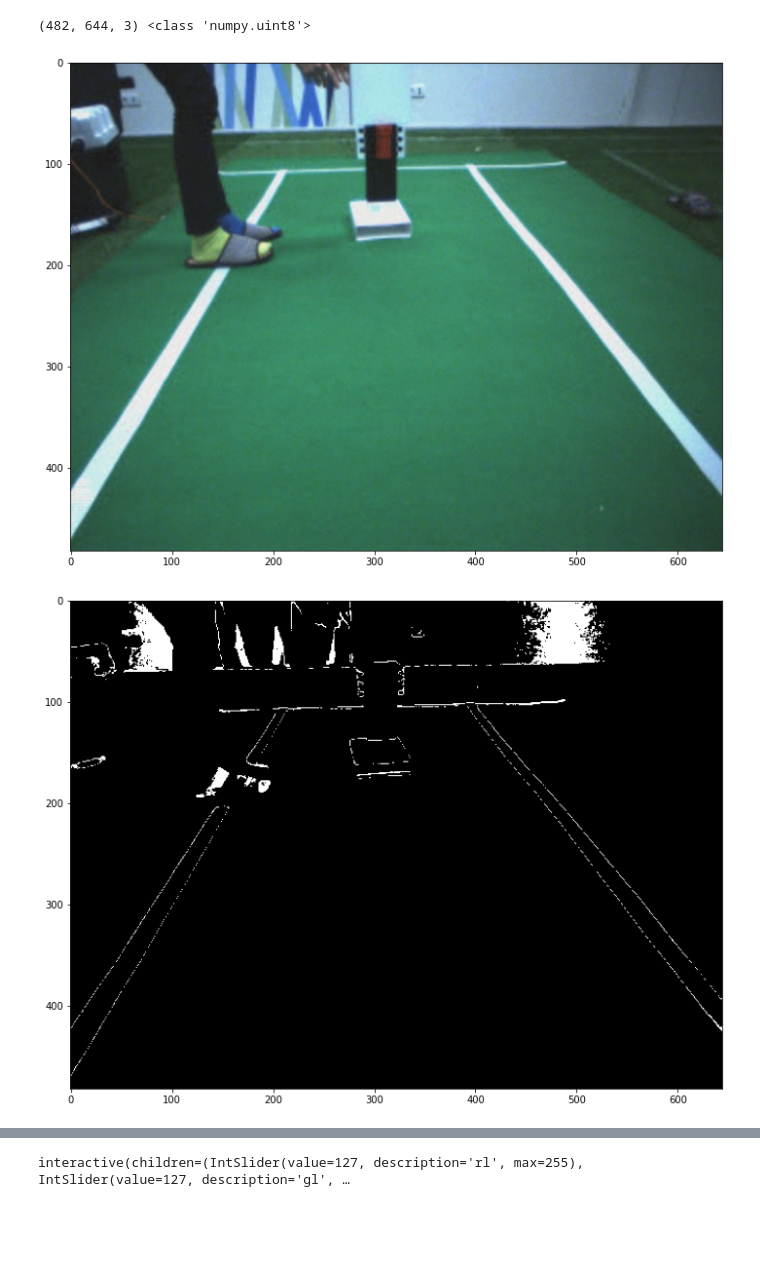
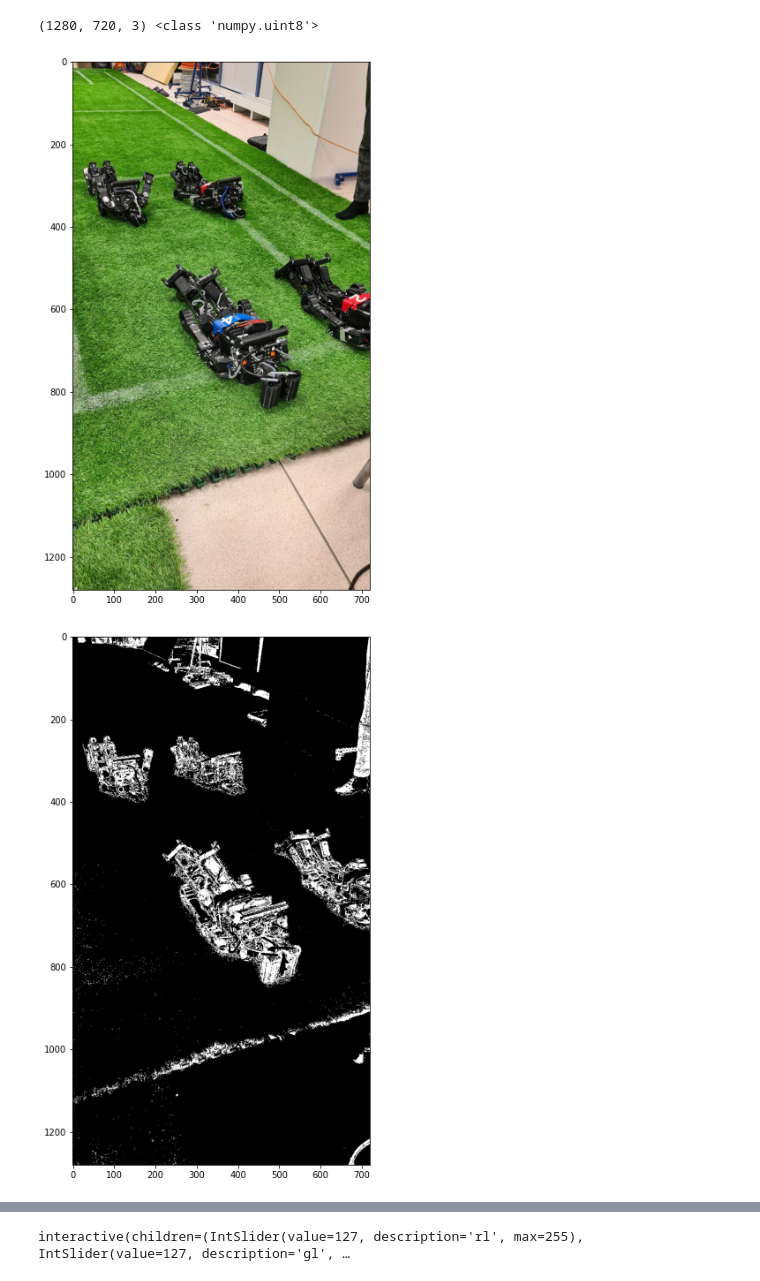
Before and after one commit to pocemuchka/robofootball, a Jupyter notebook: seminars/opencv_sem2.ipynb, the cells around one changed output, grey strips where cells are left out. Drawn from its saved outputs; the diff is of its cells as text; code cells hidden in the pictures; blank space fills up the shorter version.

```diff
--- a/seminars/opencv_sem2.ipynb
+++ b/seminars/opencv_sem2.ipynb
@@ -21,30 +25,30 @@ WIND_Y = 500
 
 #canvas = np.ones((WIND_X, WIND_Y, 3), np.uint8) * 50
 
-canvas = cv2.imread("rgb_basket.jpg")# [100:500, 200:300, :]
+canvas = cv2.imread("/content/robofootball/homework/sahrs_on_the_field.jpg")# [100:500, 200:300, :]
 
 #plt.pause(0.05)
 #plt.clf()
 # %%
 print(canvas.shape, type(canvas[0, 0, 0]))
 # %% [output]
-(482, 644, 3) <class 'numpy.uint8'>
+(1280, 720, 3) <class 'numpy.uint8'>
 # %%
 img = cv2.cvtColor(canvas, cv2.COLOR_BGR2RGB)
 
 #print(img.shape)
 
 plt.figure(figsize=(12, 11))
 
 #color scheme (gray)
 plt.imshow(img)
 plt.show()
 
-mask = cv2.inRange(img, (120, 130, 80), (230, 250, 200))
+mask = cv2.inRange(img, (12, 15, 16), (208, 86, 150))
 
 plt.figure(figsize=(12, 11))
 plt.imshow(mask, cmap="gray")
 plt.show()
 # %% [output]
-[figure, old version]
+[figure, new version]
-[figure, old version]
+[figure, new version]
```
Also changed, not shown: parts of 7 cells of this notebook.
